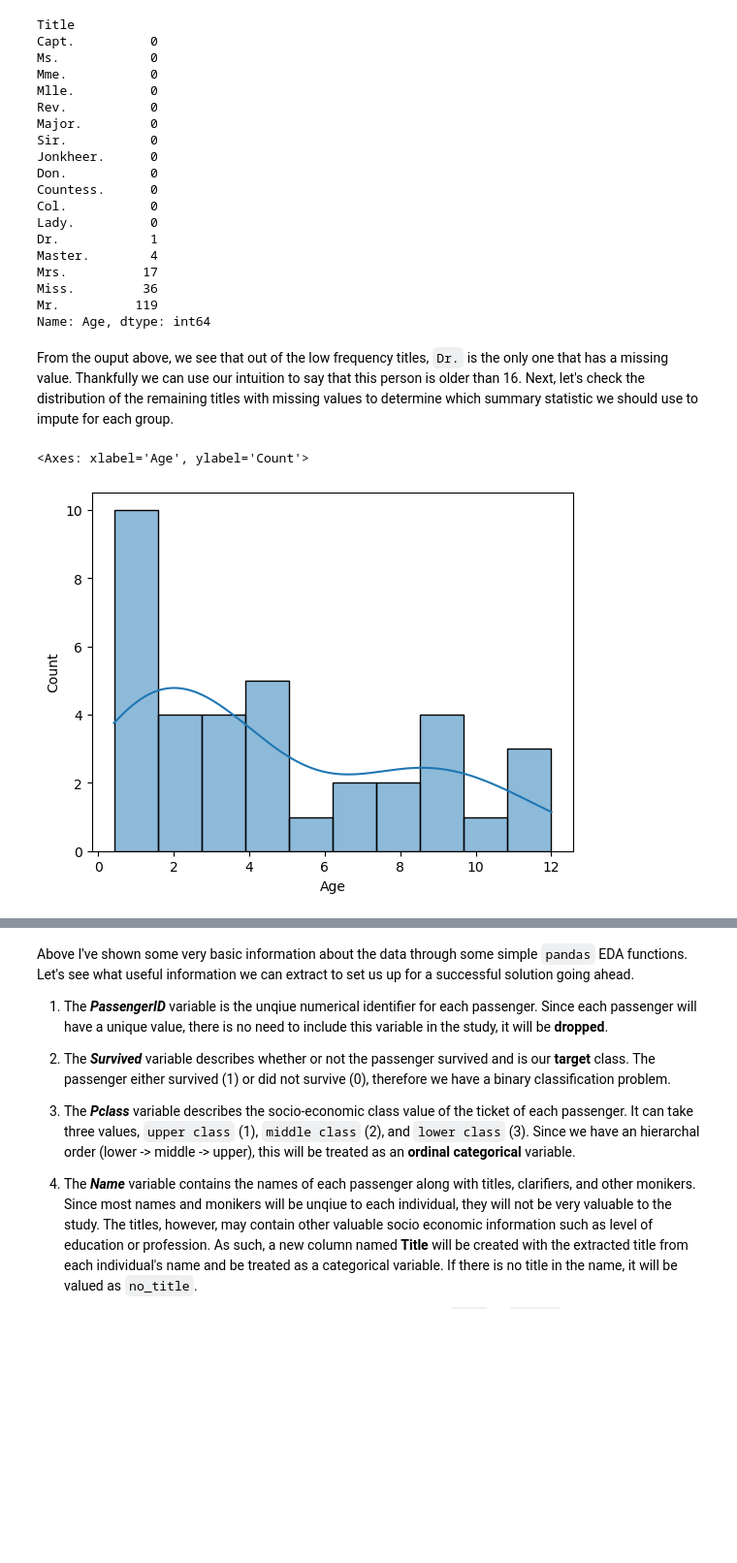
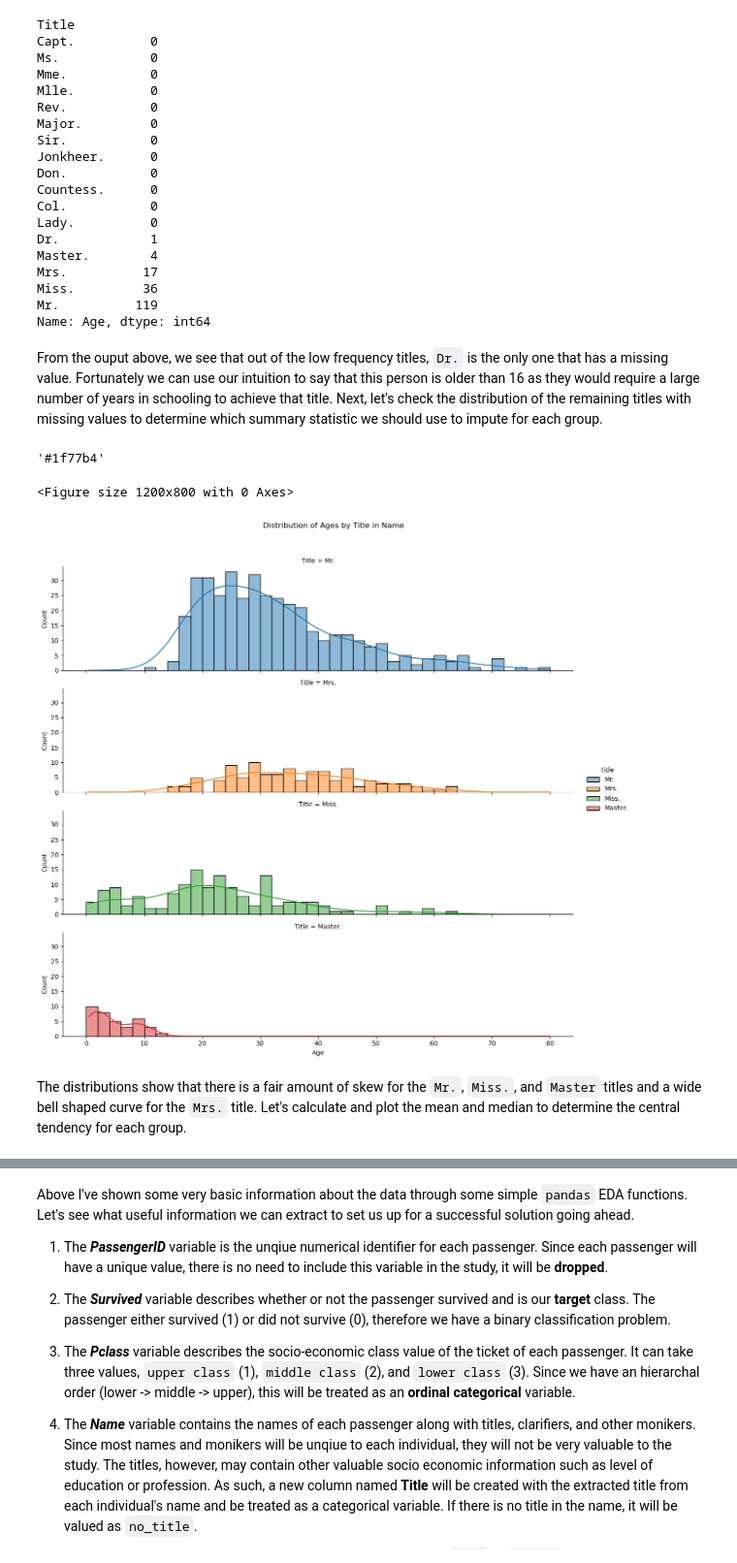
Before and after one commit to xFiveRivers/Kaggle_Titanic, a Jupyter notebook: eda/data_description.ipynb, the cells around one changed output, grey strips where cells are left out. Shown: that part at 97% size. Saved outputs shown, nothing was run; the diff lists cells and outputs as text; code cells hidden in the pictures; blank space fills up the shorter version.

Commit message:
added colour map for plotting ages

```diff
--- a/eda/data_description.ipynb
+++ b/eda/data_description.ipynb
@@ -195,4 +195,8 @@ Miss.         36
 Mr.          119
 Name: Age, dtype: int64
 # %% [markdown]
-From the ouput above, we see that out of the low frequency titles, `Dr.` is the only one that has a missing value. Thankfully we can use our intuition to say that this person is older than 16. Next, let's check the distribution of the remaining titles with missing values to determine which summary statistic we should use to impute for each group.
+From the ouput above, we see that out of the low frequency titles, `Dr.` is the only one that has a missing value. Fortunately we can use our intuition to say that this person is older than 16 as they would require a large number of years in schooling to achieve that title. Next, let's check the distribution of the remaining titles with missing values to determine which summary statistic we should use to impute for each group.
+# %%
+sns.color_palette(as_cmap=True)[0]
+# %% [output]
+'#1f77b4'
@@ -199,3 +210,28 @@ From the ouput above, we see that out of the low frequency titles, `Dr.` is the
 # %%
 remaining_titles = ['Master.', 'Mrs.', 'Miss.', 'Mr.']
+# %%
+plt.figure(figsize=(12,8))
+
+ax = sns.displot(
+        data=train_df[train_df['Title'].isin(remaining_titles)],
+        kind='hist',
+        x='Age',
+        binwidth=2,
+        binrange=(0, 80),
+        kde=True,
+        row='Title',
+        hue='Title',
+        height=3,
+        aspect=4
+    )
+
+ax.fig.subplots_adjust(top=0.9)
+ax.fig.suptitle('Distribution of Ages by Title in Name')
+
+plt.show()
+# %% [output]
+<Figure size 1200x800 with 0 Axes>
+[figure, added]
+# %% [markdown]
+The distributions show that there is a fair amount of skew for the `Mr.`, `Miss.`, and `Master` titles and a wide bell shaped curve for the `Mrs.` title. Let's calculate and plot the mean and median to determine the central tendency for each group.
 # %%
@@ -217,5 +261,0 @@ def age_title_plot(data, name_title, bins=10, kde=True):
-# %%
-sns.histplot(data=train_df[train_df['Title'] == 'Master.'], x='Age', bins=10, kde=True)
-# %% [output]
-<Axes: xlabel='Age', ylabel='Count'>
-[figure, removed]
```
Also changed, not shown: parts of 5 cells of this notebook.
